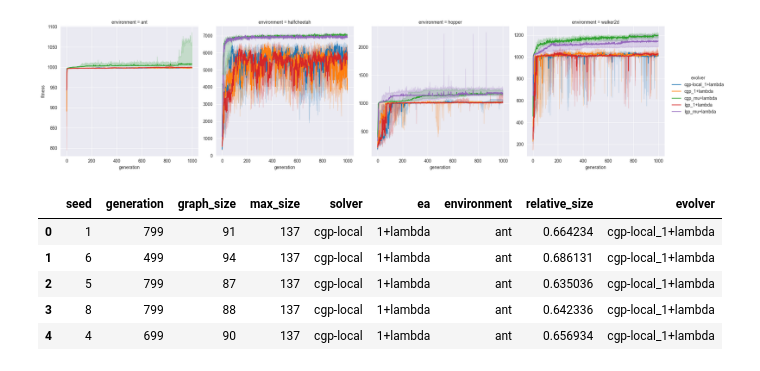
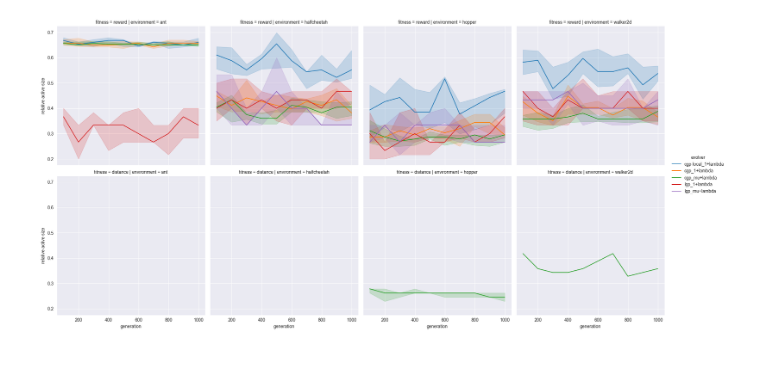
Before and after one commit to giorgia-nadizar/cgpax, a Jupyter notebook: analysis/analysis.ipynb, the cells around one changed output. Drawn from its saved outputs; the diff is of its cells as text; code cells hidden in the pictures.

Commit message:
Fitness and graph size analysis updated.

```diff
--- a/analysis/analysis.ipynb
+++ b/analysis/analysis.ipynb
@@ -19,0 +41,8 @@ df.head()
+# %%
+graph_dfs = [pd.read_csv(f"data/graph_size/{d}") for d in os.listdir("data/graph_size/")]
+graph_sizes = pd.concat(graph_dfs, ignore_index=True)
+graph_sizes["relative_size"] = graph_sizes["graph_size"] / graph_sizes["max_size"]
+graph_sizes["evolver"] = graph_sizes["solver"] + "_" + graph_sizes["ea"]
+graph_sizes = graph_sizes[[c for c in graph_sizes.columns if not c.startswith("Unnamed")]]
+graph_sizes = graph_sizes[graph_sizes["fitness"] != "novelty"]
+graph_sizes.head()
@@ -20,31 +56,17 @@ df.head()
 # %%
 g = sns.relplot(
-    data=df[(df["generation"] < 1000)],
+    data=graph_sizes[(graph_sizes["generation"] < 1000)],
     col="environment",
+    row="fitness",
     kind="line",
     x="generation",
-    y="top_k_fit.top_0_fit",
+    y="relative_size",
     hue="evolver",
     estimator="median",
-    errorbar=("pi", 50),
-    facet_kws=dict(sharey=False)
+    errorbar=("pi", 50)
 )
 g.set_xlabels("generation")
-g.set_ylabels("fitness")
+g.set_ylabels("relative active size")
 plt.show()
 # %% [output]
-[figure, old version]
+[figure, new version]
-# %%
-graph_dfs = [pd.read_csv(f"data/graph_size/{d}") for d in os.listdir("data/graph_size/")]
-graph_sizes = pd.concat(graph_dfs, ignore_index=True)
-graph_sizes["relative_size"] = graph_sizes["graph_size"] / graph_sizes["max_size"]
-graph_sizes["evolver"] = graph_sizes["solver"] + "_" + graph_sizes["ea"]
-graph_sizes = graph_sizes[[c for c in graph_sizes.columns if not c.startswith("Unnamed")]]
-graph_sizes.head()
-# %% [output]
-|  | seed | generation | graph_size | max_size | solver | ea | environment | relative_size | evolver |
-| 0 | 1 | 799 | 91 | 137 | cgp-local | 1+lambda | ant | 0.664234 | cgp-local_1+lambda |
-| 1 | 6 | 499 | 94 | 137 | cgp-local | 1+lambda | ant | 0.686131 | cgp-local_1+lambda |
-| 2 | 5 | 799 | 87 | 137 | cgp-local | 1+lambda | ant | 0.635036 | cgp-local_1+lambda |
-| 3 | 8 | 799 | 88 | 137 | cgp-local | 1+lambda | ant | 0.642336 | cgp-local_1+lambda |
-| 4 | 4 | 699 | 90 | 137 | cgp-local | 1+lambda | ant | 0.656934 | cgp-local_1+lambda |
```
Also changed, not shown: parts of 7 cells of this notebook.
